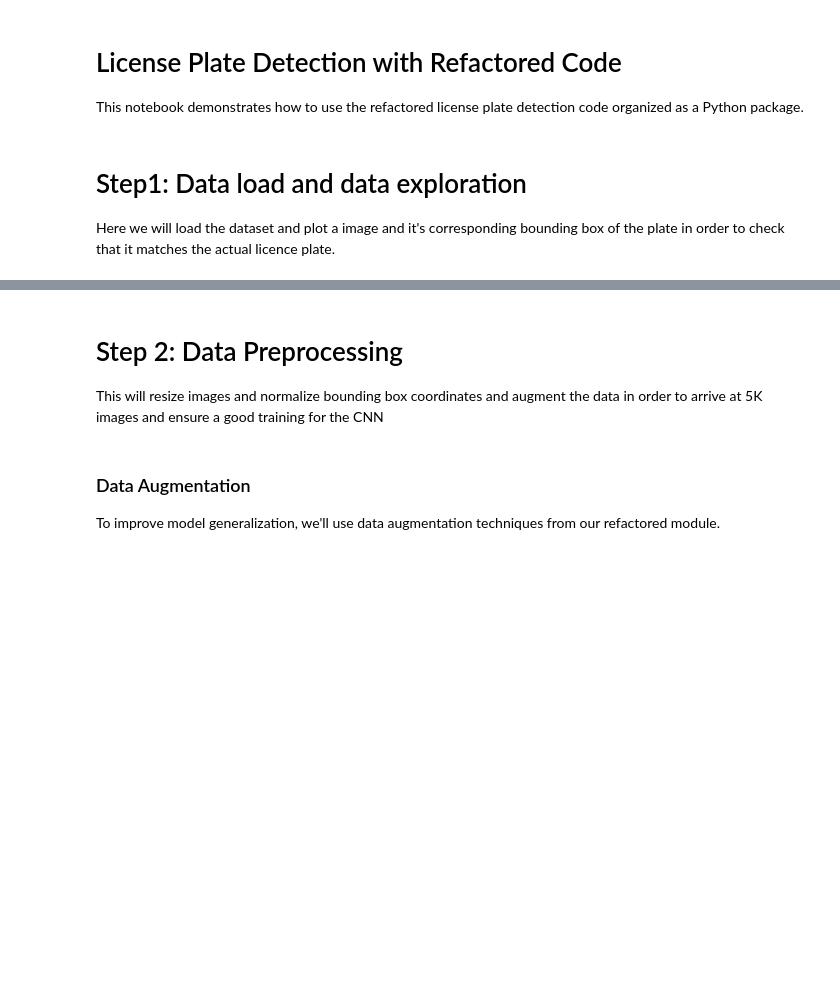
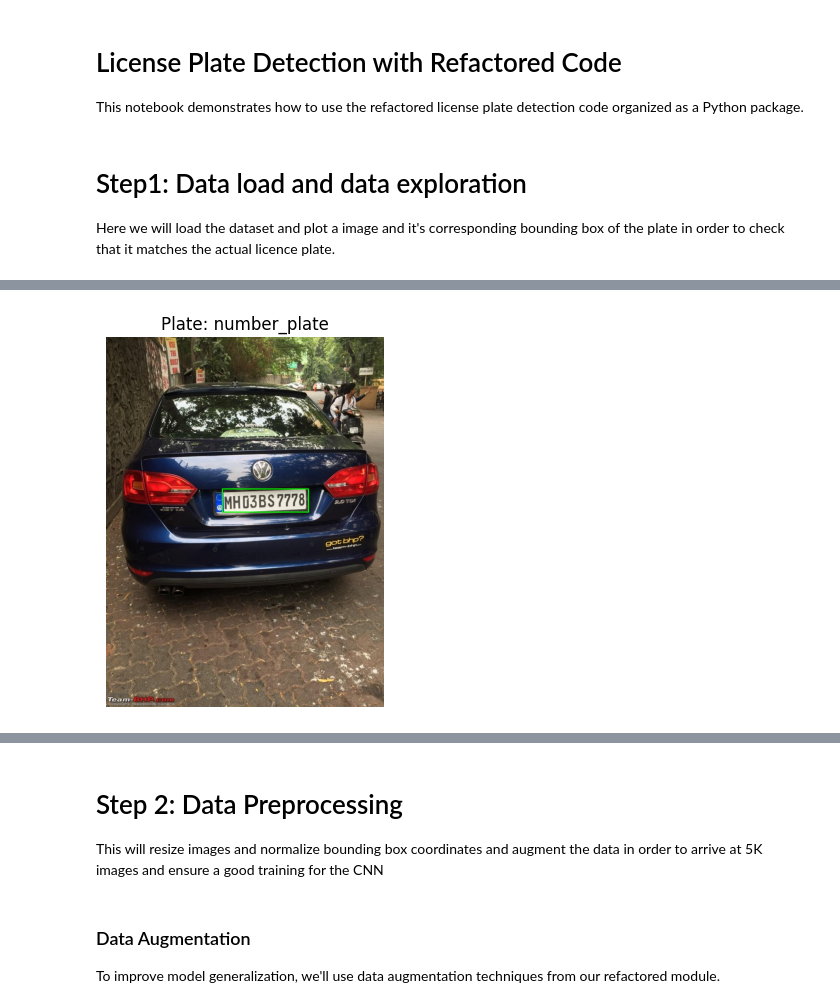
Before and after one commit to GeorgeVasile04/Car-plate-detection, a Jupyter notebook: Notebooks/CNN_Liscence_Plate_Detection.ipynb, the cells around one changed output, grey strips where cells are left out. Saved outputs shown, nothing was run; the diff lists cells and outputs as text; code cells hidden in the pictures; blank space fills up the shorter version.

Commit message:
Fixed code in order to execute sucessfully the first Step

```diff
--- a/Notebooks/CNN_Liscence_Plate_Detection.ipynb
+++ b/Notebooks/CNN_Liscence_Plate_Detection.ipynb
@@ -29,7 +29,6 @@ import tensorflow as tf
 from tensorflow import keras
 import sys
 import random
-import xml.etree.ElementTree as ET
 
 # Check if running in Colab
 import importlib.util
@@ -53,89 +52,53 @@ else:
     print(f"Project root added to path: {project_root}")
     DATA_PATH = project_root / "Dataset"
 
-# Import our refactored modules
-from license_plate_detection.data.loader import get_data_path, load_dataset, preprocess_dataset, split_dataset
-# Using functions from existing modules instead of importing from modules that may not exist yet
+# Fix import redundancy by controlling import order and preventing code repetition
+print(f"TensorFlow version: {tf.__version__}")
+
+# First import low-level modules that don't depend on others
+from license_plate_detection.models.losses import enhanced_iou_metric, combined_detection_loss, giou_loss
+from license_plate_detection.models.detector import create_license_plate_detector, create_enhanced_license_plate_detector
+
+# Then import data handling modules
+from license_plate_detection.data.loader import get_data_path, load_license_plate_dataset, preprocess_license_plate_dataset, split_dataset
 from license_plate_detection.data.augmentation import augment_data, visualize_augmentation
-from license_plate_detection.models.detector import create_license_plate_detector, create_enhanced_license_plate_detector
-from license_plate_detection.models.losses import enhanced_iou_metric, combined_detection_loss, giou_loss
+
+# Then import higher-level modules
 from license_plate_detection.train.trainer import train_model, save_model
-from license_plate_detection.train.scheduler import create_lr_scheduler  # Using correct function name
+from license_plate_detection.train.scheduler import create_lr_scheduler
 from license_plate_detection.evaluation.evaluator import evaluate_license_plate_detection, evaluate_model_comprehensive
-from license_plate_detection.evaluation.error_analysis import analyze_predictions  # Use existing analysis function
+from license_plate_detection.evaluation.error_analysis import analyze_predictions
 from license_plate_detection.utils.visualization import visualize_prediction, plot_training_history as visualize_training_history
 from license_plate_detection.utils.analysis import analyze_error_patterns
-from license_plate_detection.main import detect_license_plate, load_and_prepare_model
 
-print(f"TensorFlow version: {tf.__version__}")
+# Finally import the helpers module
+from license_plate_detection.utils.helpers import detect_license_plate, load_and_prepare_model
 
-# Define paths to images and annotations folders
-IMAGES_PATH = DATA_PATH / "images"
-ANNOTATIONS_PATH = DATA_PATH / "annotations"
+# Get paths to dataset using our refactored function
+data_path = get_data_path()
+IMAGES_PATH = data_path / "images"
+ANNOTATIONS_PATH = data_path / "annotations"
 
 # Check if the dataset paths exist
-if not DATA_PATH.exists():
-    raise FileNotFoundError(f"DATA_PATH does not exist: {DATA_PATH}\n"
+if not data_path.exists():
+    raise FileNotFoundError(f"Data path does not exist: {data_path}\n"
                             "Please check the path or create the folder and add your data.")
 if not IMAGES_PATH.exists():
-    raise FileNotFoundError(f"IMAGES_PATH does not exist: {IMAGES_PATH}")
+    raise FileNotFoundError(f"Images directory does not exist: {IMAGES_PATH}")
 if not ANNOTATIONS_PATH.exists():
-    raise FileNotFoundError(f"ANNOTATIONS_PATH does not exist: {ANNOTATIONS_PATH}")
+    raise FileNotFoundError(f"Annotations directory does not exist: {ANNOTATIONS_PATH}")
 
-print(f"Found dataset with XML annotations format")
+print(f"Data path: {data_path}")
 print(f"Images directory: {IMAGES_PATH}")
 print(f"Annotations directory: {ANNOTATIONS_PATH}")
 
-# Prepare a list to collect the dataset records
-dataset = []
+# Load the dataset using the specialized function that returns a DataFrame
+df = load_license_plate_dataset(ANNOTATIONS_PATH, IMAGES_PATH)
 
-# 1) Loop through all files in the annotations folder
-for file in ANNOTATIONS_PATH.iterdir():
-    if file.suffix == ".xml":
-        tree = ET.parse(file)
-        root = tree.getroot()
-
-        for member in root.findall('object'):
-            img_name = root.find('filename').text  # Get filename from root, not member
-            img_path = IMAGES_PATH / img_name
-
-            if not img_path.exists():
-                print(f"Image not found for annotation: {img_name}")
-                continue
-
-            x = int(member.find('bndbox/xmin').text)
-            y = int(member.find('bndbox/ymin').text)
-            w = int(member.find('bndbox/xmax').text) - x
-            h = int(member.find('bndbox/ymax').text) - y
-
-            # Try to find plate_text in different elements, handling possible missing elements
-            name_elem = member.find('n')
-            if name_elem is not None:
-                plate_text = name_elem.text
-            else:
-                license_text_elem = member.find('license_text')
-                if license_text_elem is not None:
-                    plate_text = license_text_elem.text
-                else:
-                    plate_text = "Unknown"  # Default if no text found
-
-            dataset.append({
-                "image_path": str(img_path),
-                "x": x,
-                "y": y,
-                "w": w,
-                "h": h,
-                "plate_text": plate_text
-            })
-
-# 2) Convert to DataFrame
-df = pd.DataFrame(dataset)
-print(f"Loaded {len(df)} annotated images.")
-
-# 3) Visualize a sample - only if we have at least one image
+# Visualize a sample - only if we have at least one image
 if len(df) > 0:
     # Take first sample or specific index if available
-    sample_idx = min(199, len(df) - 1)  # Ensure index exists
+    sample_idx = min(1000, len(df) - 1)  # Ensure index exists
     sample = df.iloc[sample_idx]
     img = cv2.imread(sample["image_path"])
     img_rgb = cv2.cvtColor(img, cv2.COLOR_BGR2RGB)
@@ -145,11 +108,15 @@ if len(df) > 0:
     cv2.rectangle(img_rgb, (x, y), (x + w, y + h), (0, 255, 0), 2)
 
     plt.imshow(img_rgb)
-    plt.title(f"Plate: {sample['plate_text']}")
+    if "plate_text" in sample and sample["plate_text"] != "Unknown":
+        plt.title(f"Plate: {sample['plate_text']}")
     plt.axis('off')
     plt.show()
 else:
     print("No images loaded. Please check dataset path and XML format.")
+
+# Show the first few rows of the loaded dataset for inspection
+df.head()
 # %% [output]
 Current directory: c:\ULB\MA1\Proj\PROJ-H419\Car-plate-detection\Notebooks
 Project root: c:\ULB\MA1\Proj\PROJ-H419\Car-plate-detection
@@ -157,0 +129 @@ ImportError: cannot import name 'visualize_prediction' from 'license_plate_detec
+[figure, added]
```
Also changed, not shown: parts of 5 cells of this notebook, 5 other files.
